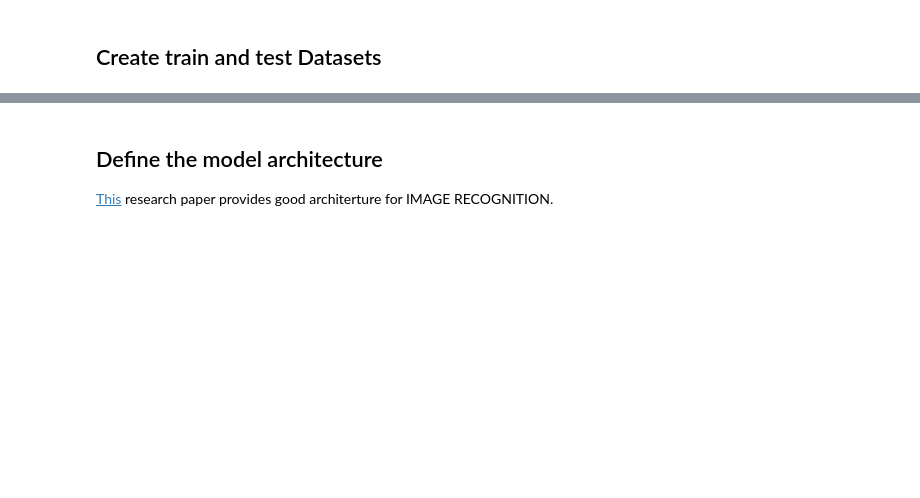
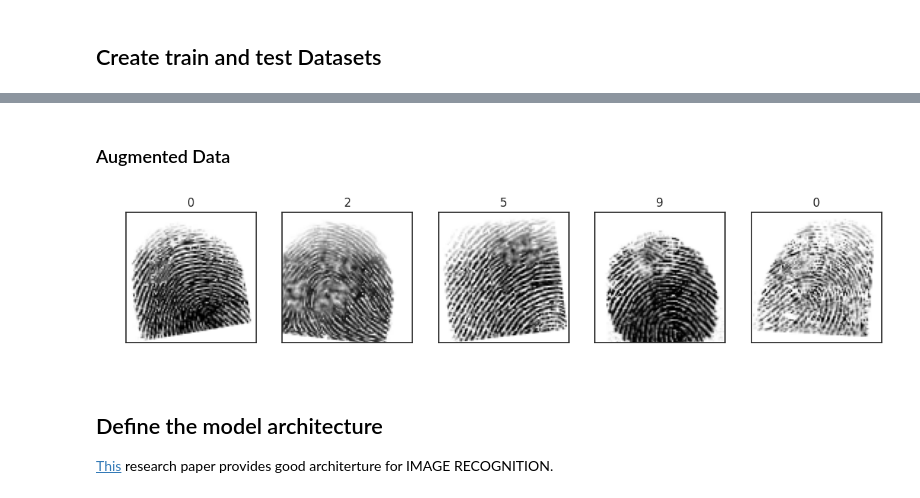
Before and after one commit to ToirovSadi/Fingerprint_Recognition_ML_Assignment, a Jupyter notebook: task2_fingerprint_recognition.ipynb, the cells around one changed output, grey strips where cells are left out. Drawn from its saved outputs; the diff is of its cells as text; code cells hidden in the pictures; blank space fills up the shorter version.

```diff
--- a/task2_fingerprint_recognition.ipynb
+++ b/task2_fingerprint_recognition.ipynb
@@ -198,3 +252,18 @@ classes = 10
+# %% [markdown]
+### Augmented Data
+# %%
+n_images = 5
+plt.figure(figsize=(14, 8))
+for i in range(n_images):
+  plt.subplot(1, n_images, i + 1)
+  plt.title(train_dataset.next()[1][0].argmax())
+  plt.xticks(color='w')
+  plt.yticks(color='w')
+  plt.imshow(train_dataset.next()[0][0])
+
+plt.show()
+# %% [output]
+[figure, added]
 # %% [markdown]
 ## Define the model architecture
 
```
Also changed, not shown: parts of 22 cells of this notebook.
